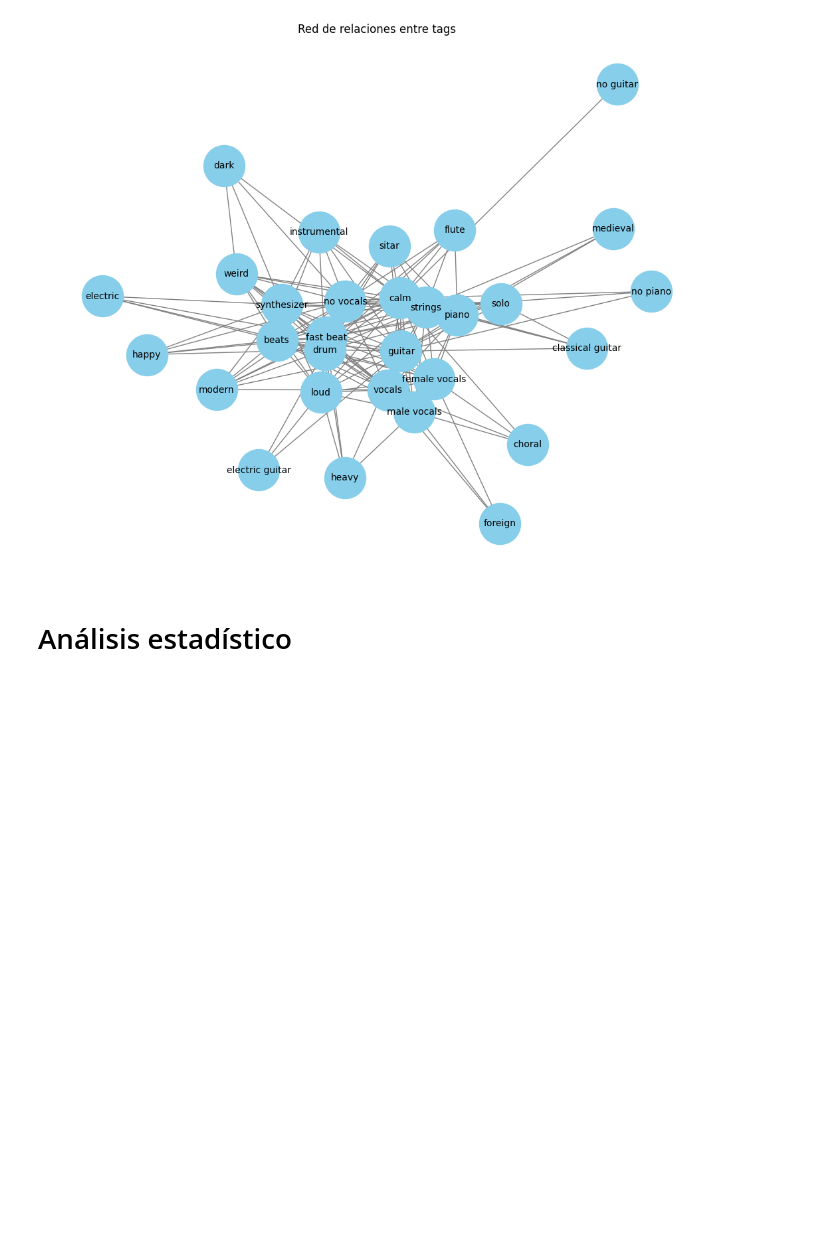
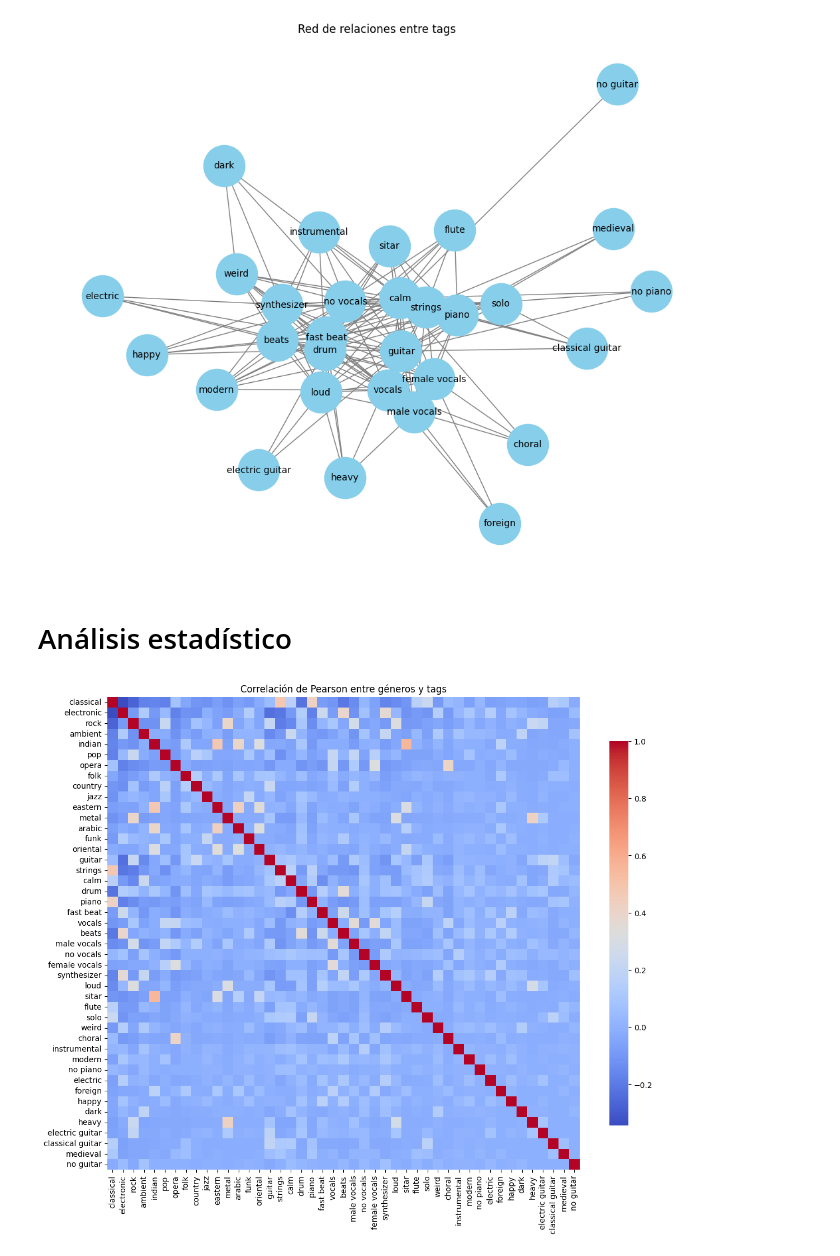
Before and after one commit to darkgigi/TFM-danarrarr, a Jupyter notebook: 03-visualize.ipynb, the cells around one changed output. Drawn from its saved outputs; the diff is of its cells as text; code cells hidden in the pictures; blank space fills up the shorter version.

Commit message:
calculate pearson correlation between tags and genres

```diff
--- a/03-visualize.ipynb
+++ b/03-visualize.ipynb
@@ -172,4 +175,26 @@ visualize_tag_network(tags_df, top_n=30)
 [figure]
 # %% [markdown]
 # Análisis estadístico
+# %%
+def visualize_pearson_correlation(genres_df, tags_df, n=15, m=30):
+    """Visualiza la correlación de Pearson entre los géneros y los tags más frecuentes."""
+    genres_df = genres_df.drop(columns=["clip_id", "mp3_path"])
+    tags_df = tags_df.drop(columns=["clip_id", "mp3_path"])
+
+    top_genres = genres_df.sum().sort_values(ascending=False).head(n).index
+    top_tags = tags_df.sum().sort_values(ascending=False).head(m).index
+
+    filtered_genres = genres_df[top_genres]
+    filtered_tags = tags_df[top_tags]
+
+    merged_df = pd.concat([filtered_genres, filtered_tags], axis=1)
+    correlation_matrix = merged_df.corr(method='pearson')
+
+    plt.figure(figsize=(12, 10))
+    sns.heatmap(correlation_matrix, cmap="coolwarm", annot=False, square=True, cbar_kws={"shrink": .8})
+    plt.title("Correlación de Pearson entre géneros y tags")
+    plt.tight_layout()
+visualize_pearson_correlation(genres_df, tags_df, n=15, m=30)
+# %% [output]
+[figure, added]
 # %%
```
Also changed, not shown: parts of 2 cells of this notebook, 1 other file.
